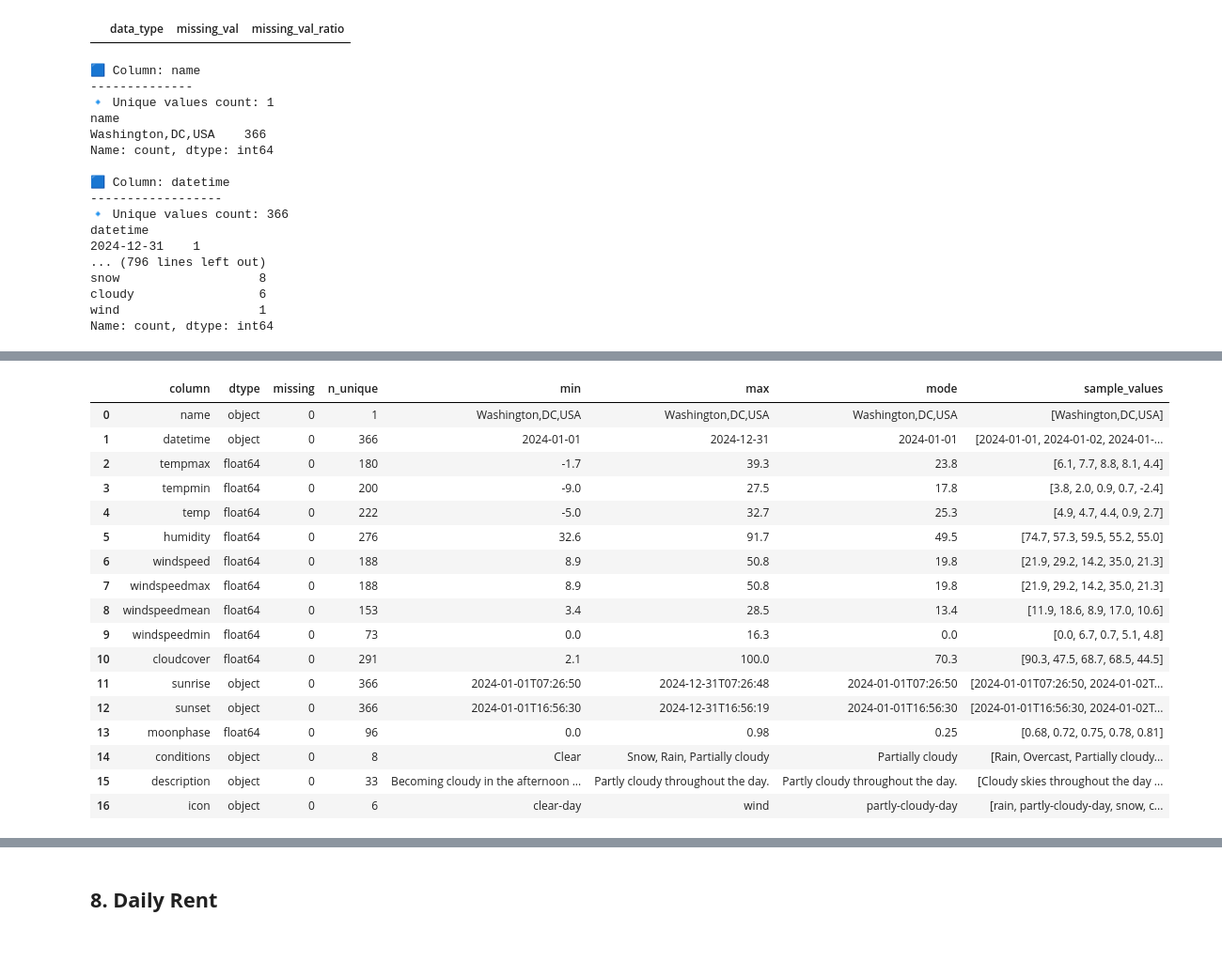
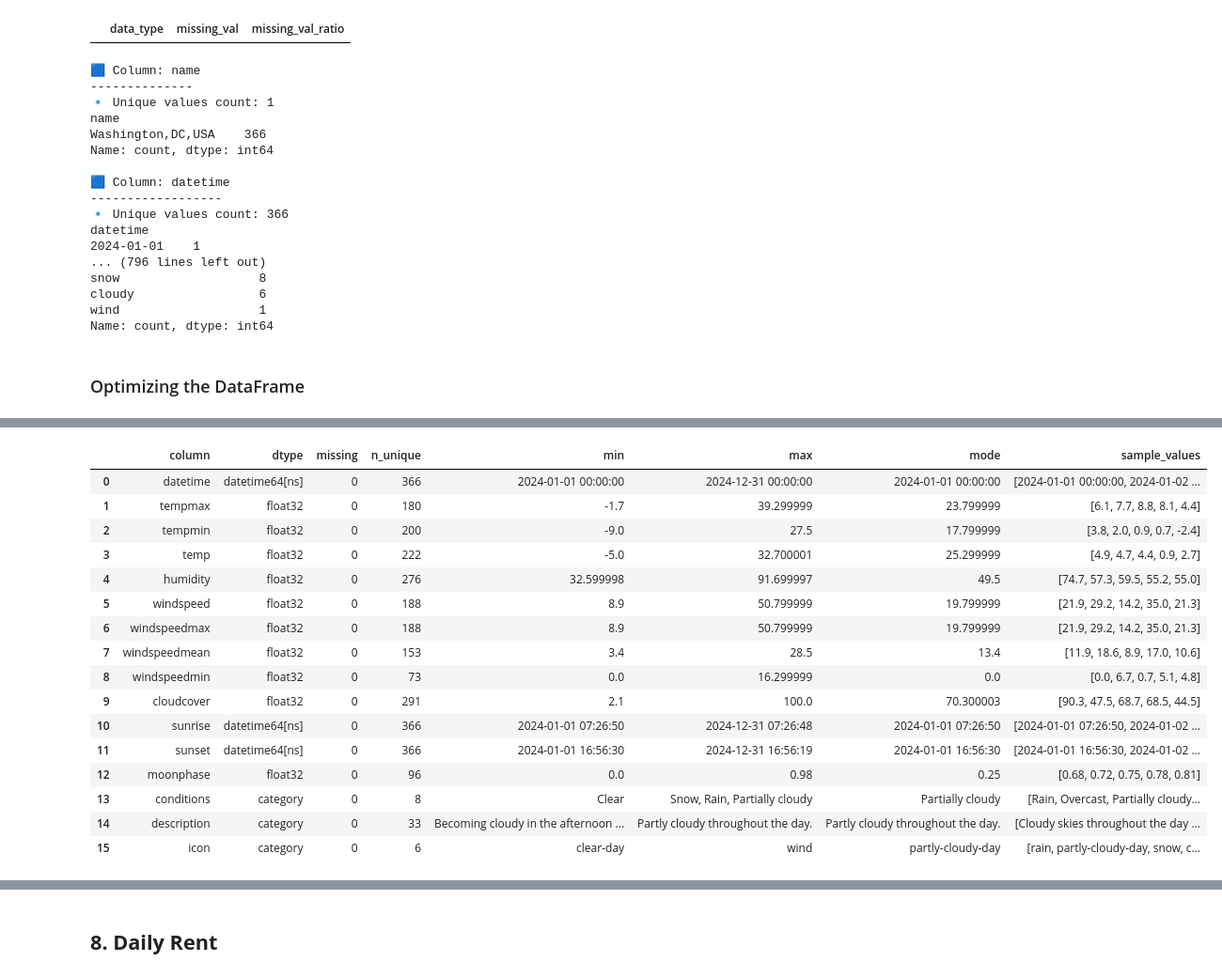
Before and after one commit to reham-shaban/DM-homework, a Jupyter notebook: Data_Mining_Homework.ipynb, the cells around one changed output, grey strips where cells are left out. Shown at 94% size. Saved outputs shown, nothing was run; the diff lists cells and outputs as text; code cells hidden in the pictures; blank space fills up the shorter version.

Commit message:
data cleaned and merged

```diff
--- a/Data_Mining_Homework.ipynb
+++ b/Data_Mining_Homework.ipynb
@@ -68,7 +36,7 @@ import plotly.io as pio
 ## Setup Data Paths
 # %%
 # Define base data path
-DATA_PATH = "drive/My Drive/DC_Bikers_Diary_Homework/Data"
+DATA_PATH = "data/"
 
 # CSV Files
 stations_file = os.path.join(DATA_PATH, "stations.csv")
@@ -84,6 +52,9 @@ DDOT_central_business_district_file = os.path.join(DATA_PATH, "DDOT_central_busi
 # Parquet Files
 daily_rent_file = os.path.join(DATA_PATH, "daily-rent.parquet")
 daily_rent_sampled_file = os.path.join(DATA_PATH, "daily-rent-sampled.parquet")
+
+# Washington DC Boundary
+dc_bounds_file = os.path.join(DATA_PATH, "Washington_DC_Boundary.geojson")
 # %% [markdown]
 ## Load Data
 # %%
@@ -1319,7 +1394,7 @@ Name: count, dtype: int64
 ------------------
 🔹 Unique values count: 366
 datetime
-2024-12-31    1
+2024-01-01    1
 ... (796 lines left out)
 snow                   8
 cloudy                 6
@@ -1328,4 +1406,39 @@ Name: count, dtype: int64
+# %% [markdown]
+### Optimizing the DataFrame
+# %%
+def optimize_weather_df(df):
+    """
+    Optimizes the weather DataFrame using vectorized type inference and conversion.
+
+    Args:
+        df (pd.DataFrame): Raw weather DataFrame.
+
+    Returns:
+        pd.DataFrame: Optimized DataFrame with reduced memory footprint.
+    """
+    print("\n--- Optimizing Weather DataFrame ---")
+
+    df = df.copy()
+
+    # 1. Convert float64 columns to float32 in one pass
+    float64_cols = df.select_dtypes(include='float64').columns
+    df[float64_cols] = df[float64_cols].astype('float32')
+
+    # 2. Convert known date/time columns
+    datetime_cols = ['datetime', 'sunrise', 'sunset']
+    existing_datetime_cols = [col for col in datetime_cols if col in df.columns]
+    df[existing_datetime_cols] = df[existing_datetime_cols].apply(pd.to_datetime, errors='coerce')
+
+    # 3. Convert object columns with low cardinality to category
+    obj_cols = df.select_dtypes(include='object').columns
+    low_card_obj_cols = [col for col in obj_cols if df[col].nunique() / len(df) < 0.5]
+    df[low_card_obj_cols] = df[low_card_obj_cols].astype('category')
+
+    print("✅ Weather DataFrame optimized:")
+    df.info(memory_usage='deep')
+    return df
 # %%
+weather_df = optimize_weather_df(weather_df)
 summary_df = summarize_dataframe(weather_df)
 display(summary_df)
 # %% [output]
@@ -1332,18 +1462,17 @@ display(summary_df)
 |  | column | dtype | missing | n_unique | min | max | mode | sample_values |
-| 0 | name | object | 0 | 1 | Washington,DC,USA | Washington,DC,USA | Washington,DC,USA | [Washington,DC,USA] |
-| 1 | datetime | object | 0 | 366 | 2024-01-01 | 2024-12-31 | 2024-01-01 | [2024-01-01, 2024-01-02, 2024-01-... |
-| 2 | tempmax | float64 | 0 | 180 | -1.7 | 39.3 | 23.8 | [6.1, 7.7, 8.8, 8.1, 4.4] |
-| 3 | tempmin | float64 | 0 | 200 | -9.0 | 27.5 | 17.8 | [3.8, 2.0, 0.9, 0.7, -2.4] |
-| 4 | temp | float64 | 0 | 222 | -5.0 | 32.7 | 25.3 | [4.9, 4.7, 4.4, 0.9, 2.7] |
-| 5 | humidity | float64 | 0 | 276 | 32.6 | 91.7 | 49.5 | [74.7, 57.3, 59.5, 55.2, 55.0] |
-| 6 | windspeed | float64 | 0 | 188 | 8.9 | 50.8 | 19.8 | [21.9, 29.2, 14.2, 35.0, 21.3] |
-| 7 | windspeedmax | float64 | 0 | 188 | 8.9 | 50.8 | 19.8 | [21.9, 29.2, 14.2, 35.0, 21.3] |
-| 8 | windspeedmean | float64 | 0 | 153 | 3.4 | 28.5 | 13.4 | [11.9, 18.6, 8.9, 17.0, 10.6] |
-| 9 | windspeedmin | float64 | 0 | 73 | 0.0 | 16.3 | 0.0 | [0.0, 6.7, 0.7, 5.1, 4.8] |
-| 10 | cloudcover | float64 | 0 | 291 | 2.1 | 100.0 | 70.3 | [90.3, 47.5, 68.7, 68.5, 44.5] |
-| 11 | sunrise | object | 0 | 366 | 2024-01-01T07:26:50 | 2024-12-31T07:26:48 | 2024-01-01T07:26:50 | [2024-01-01T07:26:50, 2024-01-02T... |
-| 12 | sunset | object | 0 | 366 | 2024-01-01T16:56:30 | 2024-12-31T16:56:19 | 2024-01-01T16:56:30 | [2024-01-01T16:56:30, 2024-01-02T... |
-| 13 | moonphase | float64 | 0 | 96 | 0.0 | 0.98 | 0.25 | [0.68, 0.72, 0.75, 0.78, 0.81] |
-| 14 | conditions | object | 0 | 8 | Clear | Snow, Rain, Partially cloudy | Partially cloudy | [Rain, Overcast, Partially cloudy... |
-| 15 | description | object | 0 | 33 | Becoming cloudy in the afternoon ... | Partly cloudy throughout the day. | Partly cloudy throughout the day. | [Cloudy skies throughout the day ... |
-| 16 | icon | object | 0 | 6 | clear-day | wind | partly-cloudy-day | [rain, partly-cloudy-day, snow, c... |
+| 0 | datetime | datetime64[ns] | 0 | 366 | 2024-01-01 00:00:00 | 2024-12-31 00:00:00 | 2024-01-01 00:00:00 | [2024-01-01 00:00:00, 2024-01-02 ... |
+| 1 | tempmax | float32 | 0 | 180 | -1.7 | 39.299999 | 23.799999 | [6.1, 7.7, 8.8, 8.1, 4.4] |
+| 2 | tempmin | float32 | 0 | 200 | -9.0 | 27.5 | 17.799999 | [3.8, 2.0, 0.9, 0.7, -2.4] |
+| 3 | temp | float32 | 0 | 222 | -5.0 | 32.700001 | 25.299999 | [4.9, 4.7, 4.4, 0.9, 2.7] |
+| 4 | humidity | float32 | 0 | 276 | 32.599998 | 91.699997 | 49.5 | [74.7, 57.3, 59.5, 55.2, 55.0] |
+| 5 | windspeed | float32 | 0 | 188 | 8.9 | 50.799999 | 19.799999 | [21.9, 29.2, 14.2, 35.0, 21.3] |
+| 6 | windspeedmax | float32 | 0 | 188 | 8.9 | 50.799999 | 19.799999 | [21.9, 29.2, 14.2, 35.0, 21.3] |
+| 7 | windspeedmean | float32 | 0 | 153 | 3.4 | 28.5 | 13.4 | [11.9, 18.6, 8.9, 17.0, 10.6] |
+| 8 | windspeedmin | float32 | 0 | 73 | 0.0 | 16.299999 | 0.0 | [0.0, 6.7, 0.7, 5.1, 4.8] |
+| 9 | cloudcover | float32 | 0 | 291 | 2.1 | 100.0 | 70.300003 | [90.3, 47.5, 68.7, 68.5, 44.5] |
+| 10 | sunrise | datetime64[ns] | 0 | 366 | 2024-01-01 07:26:50 | 2024-12-31 07:26:48 | 2024-01-01 07:26:50 | [2024-01-01 07:26:50, 2024-01-02 ... |
+| 11 | sunset | datetime64[ns] | 0 | 366 | 2024-01-01 16:56:30 | 2024-12-31 16:56:19 | 2024-01-01 16:56:30 | [2024-01-01 16:56:30, 2024-01-02 ... |
+| 12 | moonphase | float32 | 0 | 96 | 0.0 | 0.98 | 0.25 | [0.68, 0.72, 0.75, 0.78, 0.81] |
+| 13 | conditions | category | 0 | 8 | Clear | Snow, Rain, Partially cloudy | Partially cloudy | [Rain, Overcast, Partially cloudy... |
+| 14 | description | category | 0 | 33 | Becoming cloudy in the afternoon ... | Partly cloudy throughout the day. | Partly cloudy throughout the day. | [Cloudy skies throughout the day ... |
+| 15 | icon | category | 0 | 6 | clear-day | wind | partly-cloudy-day | [rain, partly-cloudy-day, snow, c... |
```
Also changed, not shown: parts of 87 cells of this notebook.
